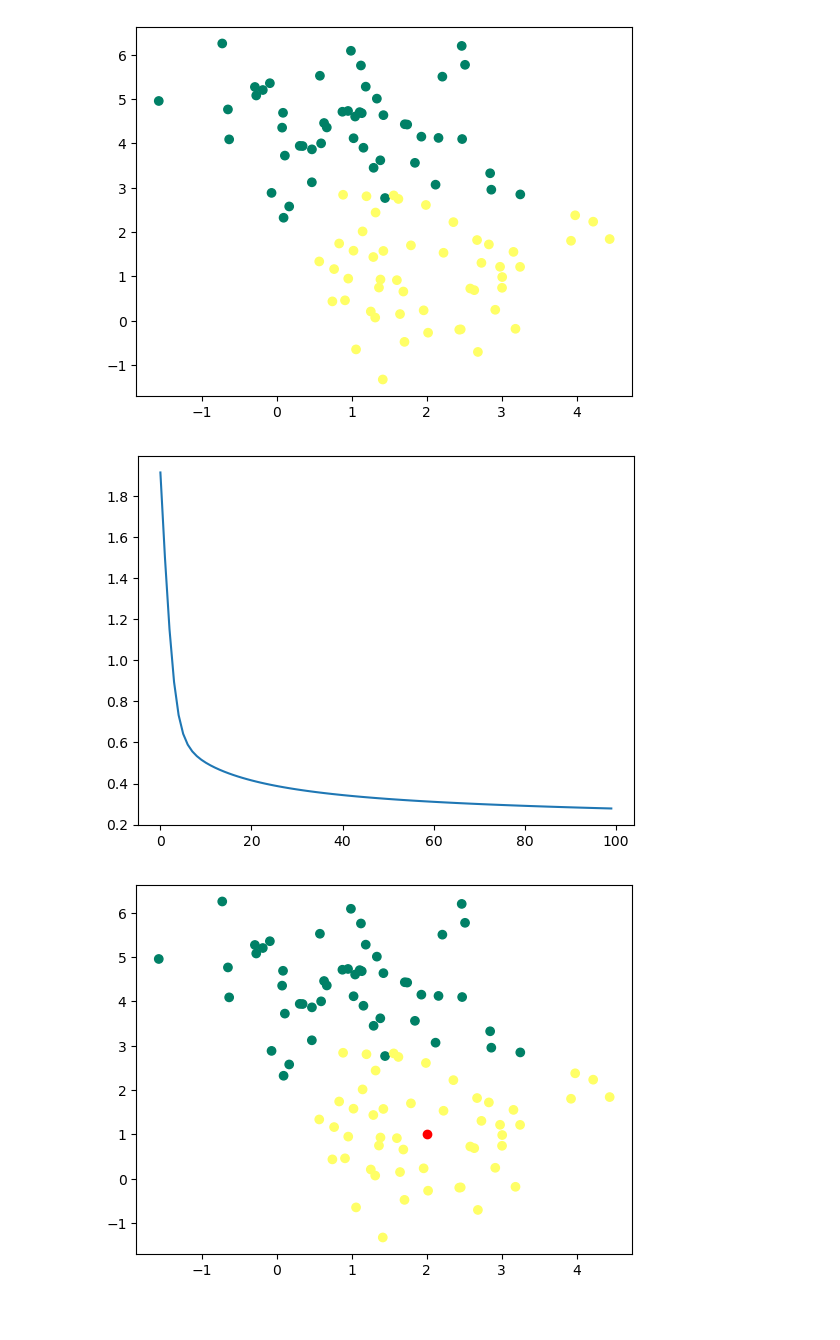
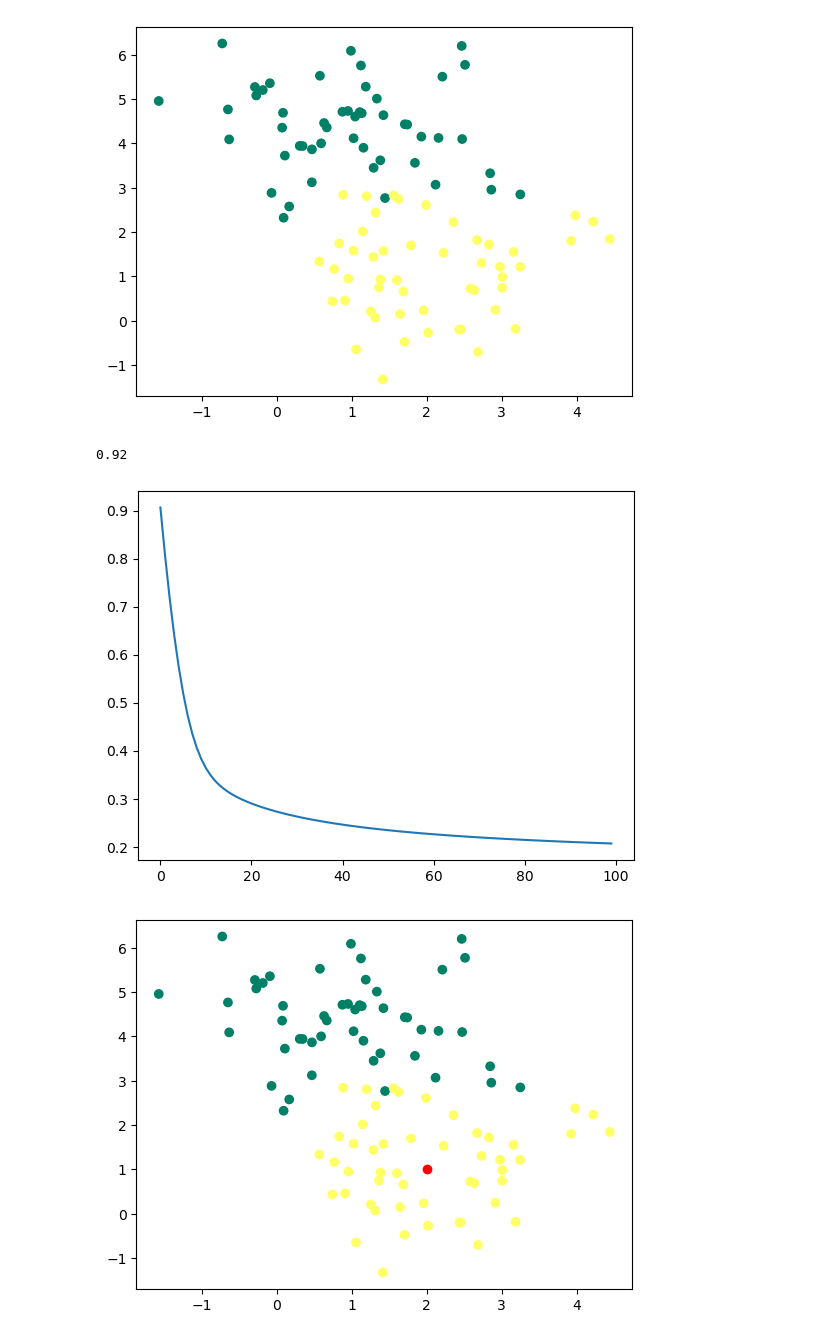
Before and after one commit to yFar1310/Machine_Learning, a Jupyter notebook: Neurone1.ipynb, the cells around one changed output. Saved outputs shown, nothing was run; the diff lists cells and outputs as text; code cells hidden in the pictures.

Commit message:
Visualisation de la fonction cout

```diff
--- a/Neurone1.ipynb
+++ b/Neurone1.ipynb
@@ -59,15 +59,19 @@ def neurone(X,y,alpha=0.1,n=100):
         dw,db=gradient(A,X,y)
         W,b=update(dw,db,W,b,alpha)
 
+    y_pred = prediction(X,W,b)
+    print(accuracy_score(y,y_pred))
+
     #pour afficher les erreurs
     plt.plot(cout)
     plt.show()
 
     return W,b
 # %%
-W,b=neurone(X,y,0.1,100)
+W,b = neurone(X,y)
 # %% [output]
+0.92
-[figure, old version]
+[figure, new version]
 # %%
 #on tente une prédiction sur une donnée en (2,1)
 donnee=np.array([2,1])
```
Also changed, not shown: parts of 1 cell of this notebook.
